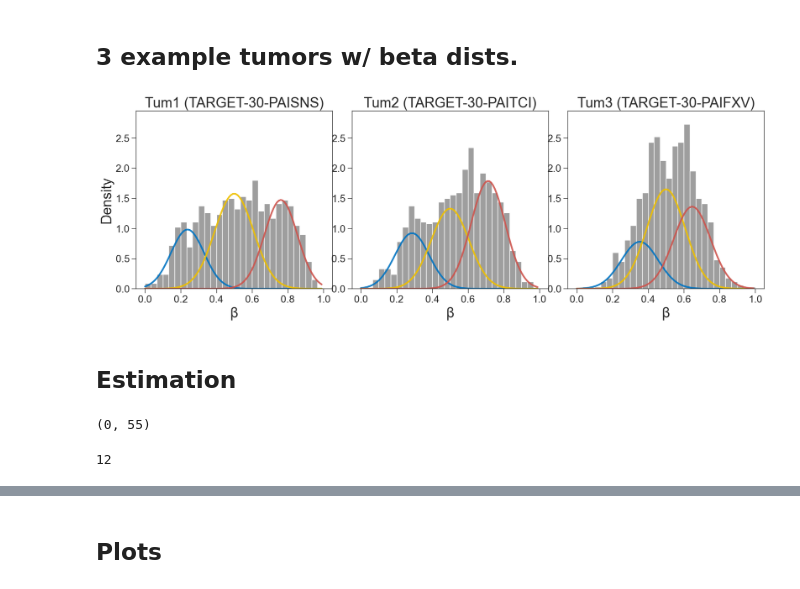
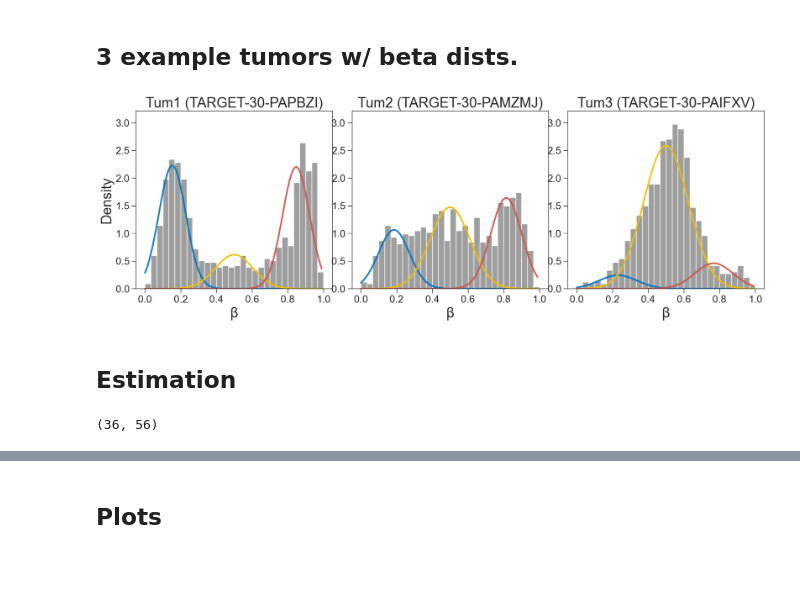
Before and after one commit to danmonyak/EpiClockNBL, a Jupyter notebook: Analysis/Estimate Ages.ipynb, the cells around one changed output, grey strips where cells are left out. Cells and saved outputs as stored; diff of their text form; code cells hidden in the pictures.

Commit message:
traditional sites GMM analysis

```diff
--- a/Analysis/Estimate Ages.ipynb
+++ b/Analysis/Estimate Ages.ipynb
@@ -25,7 +25,7 @@ clinical = {}
 clinical['TARGET'] = pd.read_table(os.path.join(proj_dir, 'clinical.annotated.tsv'), index_col=0)
 
 # Import Clock beta values for TCGA
-beta_values_Clock = pd.read_table(os.path.join(proj_dir, 'NBL.methyl.antiNonIterClustNotStuck_sites.tsv'),
+beta_values_Clock = pd.read_table(os.path.join(proj_dir, 'NBL.methyl.traditional_sites.tsv'),
                       index_col=0).rename(columns=pc_util.sampleToPatientID)
 # %% [markdown]
 ### Beta decomposition data
@@ -78,8 +86,8 @@ sns.set(rc={"savefig.bbox":'tight', 'axes.linewidth':sf}, font_scale=1, style='t
 # %%
 patient_list = {
 #     'Tum1':'TARGET-30-PANLET',
-    'Tum1':'TARGET-30-PAISNS',
-               'Tum2':'TARGET-30-PAITCI',
+    'Tum1':'TARGET-30-PAPBZI',
+               'Tum2':'TARGET-30-PAMZMJ',
                'Tum3':'TARGET-30-PAIFXV'}
 
 # Create plot axes
@@ -123,44 +131,40 @@ for i, patient in enumerate(patient_list):
     ax.plot(x, y, lw=3, alpha=0.9,
             color=chosen_tumor_colors[0]
             )
 
     y = norm.pdf(x, 0.5, np.sqrt(0.25 / N)) * gmm_params['TARGET'].loc[samp]["psi_2_mean"]
 
     y_max = max(y_max, ax.get_ylim()[1])
 
     ax.plot(x, y, lw=3, alpha=0.9,
             color=chosen_tumor_colors[1]
             )
 
     y = norm.pdf(x, 1 - X, np.sqrt(X * (1 - X) / N)) * gmm_params['TARGET'].loc[samp]["psi_3_mean"]
 
     y_max = max(y_max, ax.get_ylim()[1])
 
     ax.plot(x, y, lw=3, alpha=0.9,
             color=chosen_tumor_colors[2]
             )
 
     y_max = max(y_max, ax.get_ylim()[1])
 
 # Align y-axis limits
 for i in range(len(patient_list)):
     ax = axes[i]
     ax.set_ylim(0, y_max * 1.03)
 
 # Save figure
 # fig.savefig(os.path.join(figure_outdir, 'example_peak_decomp.pdf'), format='pdf', pad_inches=0.1)
 # %% [output]
-[figure, old version]
+[figure, new version]
 # %% [markdown]
 ## Estimation
 # %%
-young_cutoff = 0.18
+young_cutoff = 0.15
 
 young_tumors = clinical[dataset].loc[clinical[dataset]['gmm_X'] < young_cutoff]
 young_tumors.shape
 # %% [output]
-(0, 55)
+(36, 56)
-# %%
-(clinical[dataset]['age_at_diagnosis'] <= 50).sum()
-# %% [output]
-12
```
Also changed, not shown: parts of 19 cells of this notebook, 13 other files.
